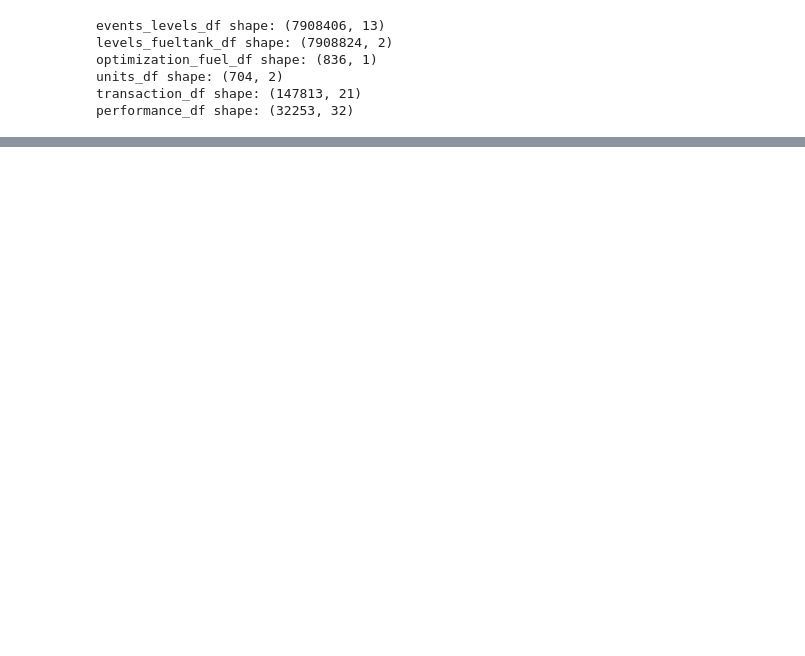
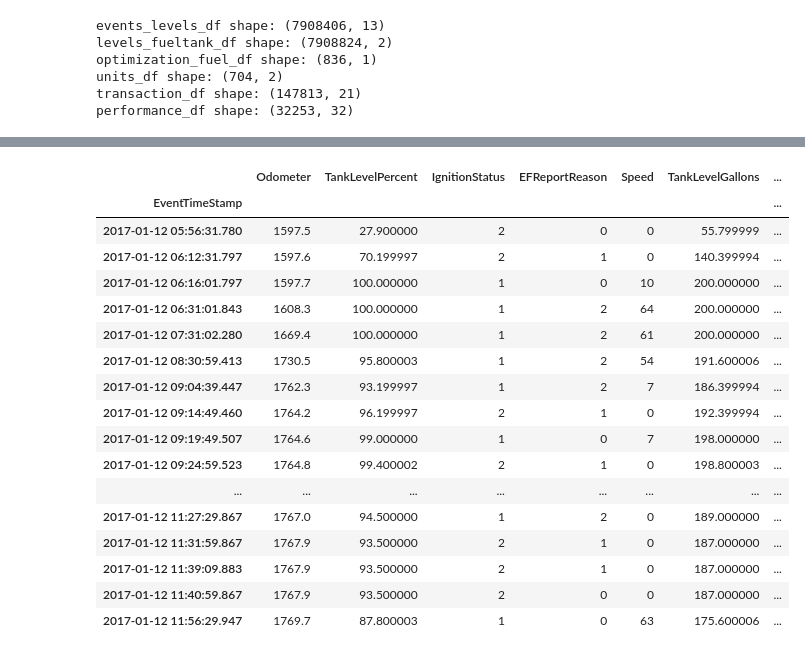
Before and after one commit to paulo-g-martinez/dq-6-fraud-detection, a Jupyter notebook: initial_import.ipynb, the cells around one changed output, grey strips where cells are left out. Saved outputs shown, nothing was run; the diff lists cells and outputs as text; code cells hidden in the pictures; blank space fills up the shorter version.

```diff
--- a/initial_import.ipynb
+++ b/initial_import.ipynb
@@ -14,15 +14,14 @@ def trim_categories(df, cols_list):
 # %%
 levels_keep_cols = ['TankId', 'TankLevelPercent', 'TankLevelGallons', 'ExactFuelEventId']
 levels_col_types = {'TankId': 'category',
-             'ExactFuelEventId': 'uint32',
+             'ExactFuelEventId': 'uint64',
              'TankLevelPercent': 'float32',
              'TankLevelGallons': 'float32'}
 #Rows with TankId == '2' are dropped on read-in, after being manually identified
 levels_fueltank_df = pd.read_csv('data/Extranet2.ExactFuelTankLevels.csv',
                                  skiprows=[48671, 1824800, 4579415, 5656381],
                                  usecols = levels_keep_cols,
-                                 dtype=levels_col_types ).set_index(
-    'ExactFuelEventId').drop(
+                                 dtype=levels_col_types ).drop(
     ['TankId'], axis=1)
 
 #levels_fueltank_df = levels_fueltank_df.set_index('ExactFuelEventId').drop(['TankId'], axis=1)
@@ -179,0 +351,9 @@ events_levels_df.head()
+# %%
+sample_drivers = ['EDWTI']
+sample_trucks = ['2014']
+events_col_list = ['EventTimeStamp', 'Odometer', 'TankLevelPercent', 'IgnitionStatus', 'EFReportReason',
+                   'Speed',  'TankLevelGallons', 'Latitude', 'Longitude', 'LocationTimeStamp',
+                  'tankcap', 'EquipmentID', 'DriverID']
+sample_bool_series = np.logical_and(events_levels_df.DriverID.isin(sample_drivers),
+                                   events_levels_df.EquipmentID.isin(sample_trucks))
+drivers_events = events_levels_df[sample_bool_series].loc[:, events_col_list].set_index('EventTimeStamp')
@@ -179,0 +387,21 @@ events_levels_df.head()
+# %%
+drivers_events.loc['2017-01-12 05:56': '2017-01-12 12:15']
+# %% [output]
+|  | Odometer | TankLevelPercent | IgnitionStatus | EFReportReason | Speed | TankLevelGallons | ... |
+| EventTimeStamp |  |  |  |  |  |  | ... |
+| 2017-01-12 05:56:31.780 | 1597.5 | 27.900000 | 2 | 0 | 0 | 55.799999 | ... |
+| 2017-01-12 06:12:31.797 | 1597.6 | 70.199997 | 2 | 1 | 0 | 140.399994 | ... |
+| 2017-01-12 06:16:01.797 | 1597.7 | 100.000000 | 1 | 0 | 10 | 200.000000 | ... |
+| 2017-01-12 06:31:01.843 | 1608.3 | 100.000000 | 1 | 2 | 64 | 200.000000 | ... |
+| 2017-01-12 07:31:02.280 | 1669.4 | 100.000000 | 1 | 2 | 61 | 200.000000 | ... |
+| 2017-01-12 08:30:59.413 | 1730.5 | 95.800003 | 1 | 2 | 54 | 191.600006 | ... |
+| 2017-01-12 09:04:39.447 | 1762.3 | 93.199997 | 1 | 2 | 7 | 186.399994 | ... |
+| 2017-01-12 09:14:49.460 | 1764.2 | 96.199997 | 2 | 1 | 0 | 192.399994 | ... |
+| 2017-01-12 09:19:49.507 | 1764.6 | 99.000000 | 1 | 0 | 7 | 198.000000 | ... |
+| 2017-01-12 09:24:59.523 | 1764.8 | 99.400002 | 2 | 1 | 0 | 198.800003 | ... |
+| ... | ... | ... | ... | ... | ... | ... | ... |
+| 2017-01-12 11:27:29.867 | 1767.0 | 94.500000 | 1 | 2 | 0 | 189.000000 | ... |
+| 2017-01-12 11:31:59.867 | 1767.9 | 93.500000 | 2 | 1 | 0 | 187.000000 | ... |
+| 2017-01-12 11:39:09.883 | 1767.9 | 93.500000 | 2 | 1 | 0 | 187.000000 | ... |
+| 2017-01-12 11:40:59.867 | 1767.9 | 93.500000 | 2 | 0 | 0 | 187.000000 | ... |
+| 2017-01-12 11:56:29.947 | 1769.7 | 87.800003 | 1 | 0 | 63 | 175.600006 | ... |
```
Also changed, not shown: parts of 35 cells of this notebook.
